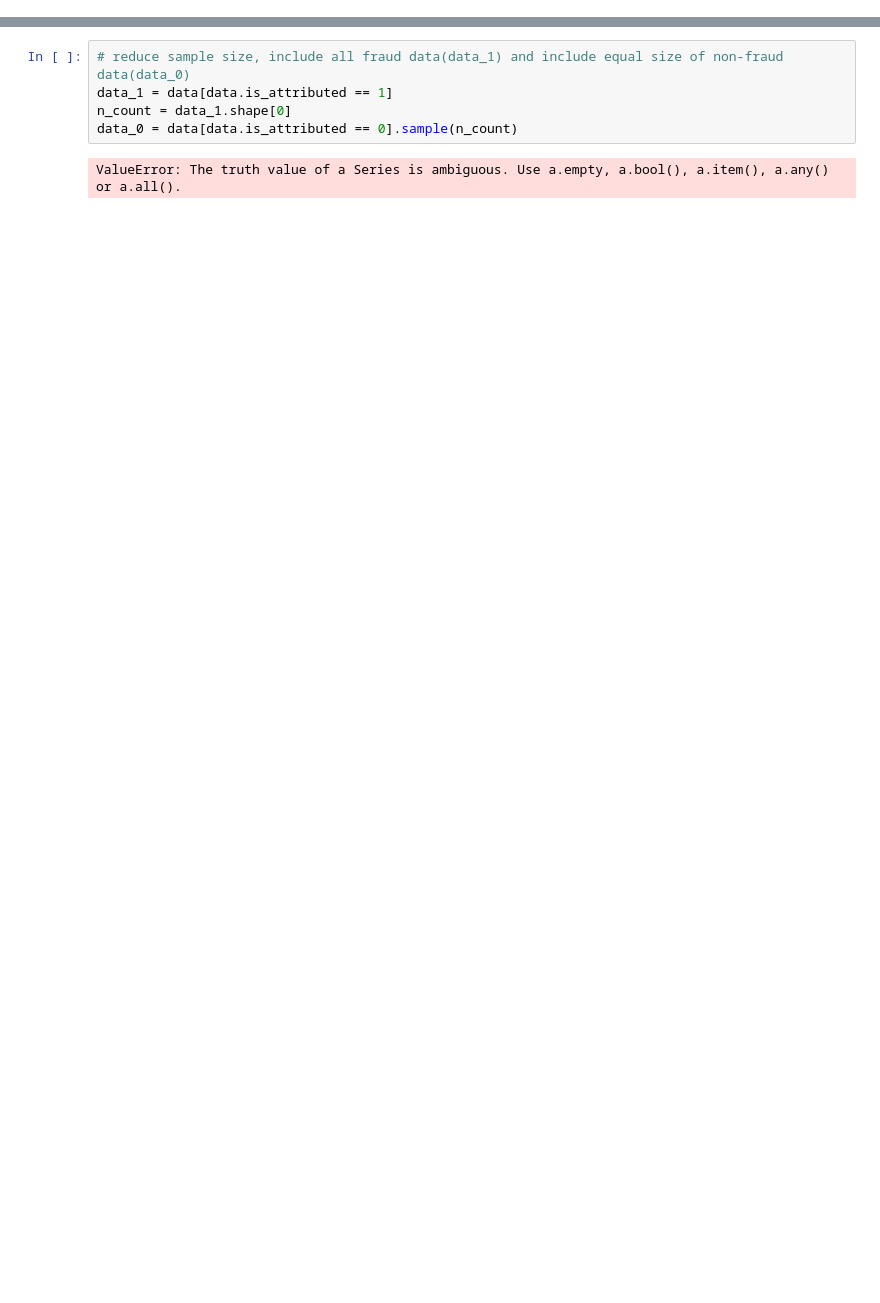
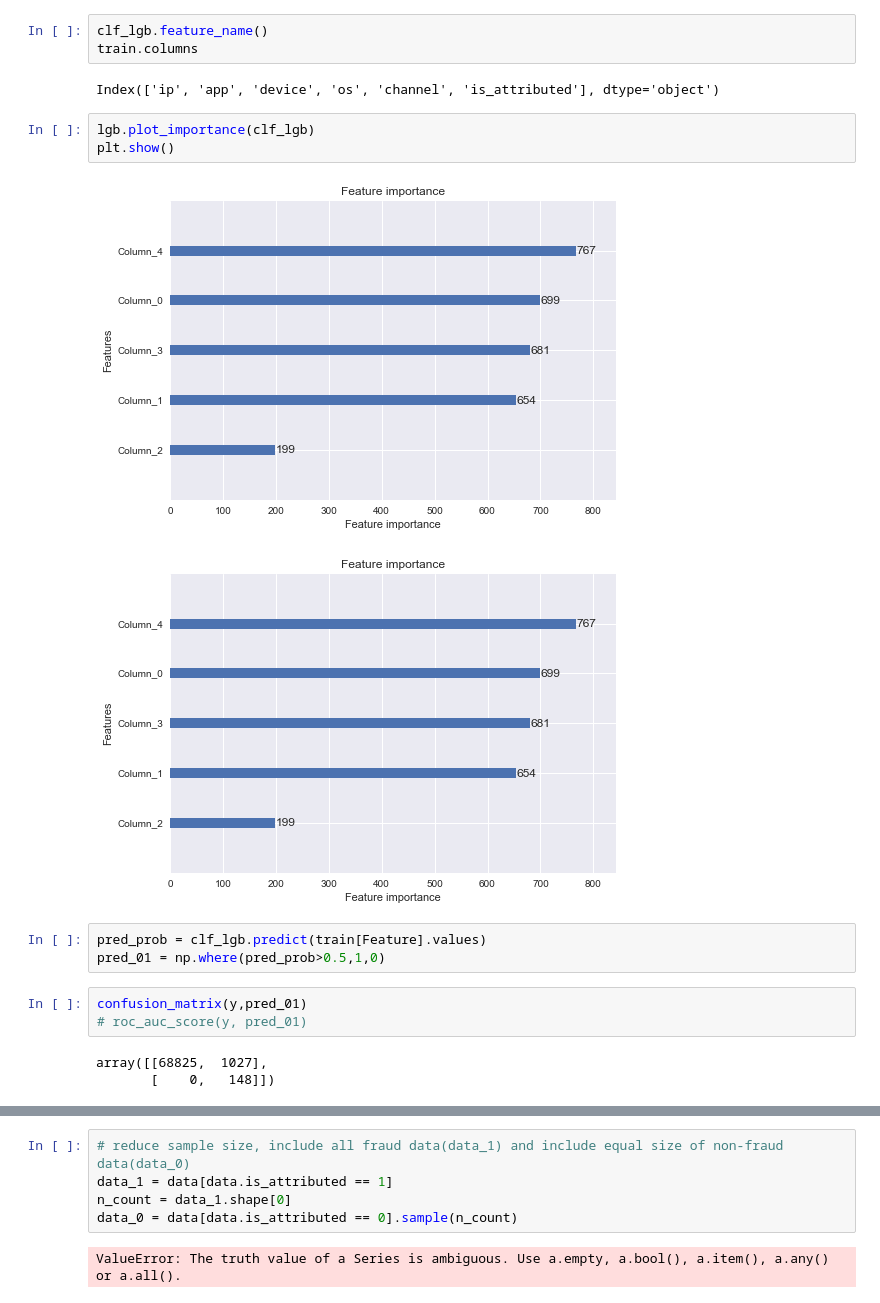
Before and after one commit to Sherrydhn/Kaggle-, a Jupyter notebook: Untitled.ipynb, the cells around one changed output, grey strips where cells are left out. Cells and saved outputs as stored; diff of their text form; blank space fills up the shorter version.

```diff
--- a/Untitled.ipynb
+++ b/Untitled.ipynb
@@ -50,0 +150,20 @@ dtype: int64
+# %%
+clf_lgb.feature_name()
+train.columns
+# %% [output]
+Index(['ip', 'app', 'device', 'os', 'channel', 'is_attributed'], dtype='object')
+# %%
+lgb.plot_importance(clf_lgb)
+plt.show()
+# %% [output]
+[figure, added]
+[figure, added]
+# %%
+pred_prob = clf_lgb.predict(train[Feature].values)
+pred_01 = np.where(pred_prob>0.5,1,0)
+# %%
+confusion_matrix(y,pred_01)
+# roc_auc_score(y, pred_01)
+# %% [output]
+array([[68825,  1027],
+       [    0,   148]])
```
Also changed, not shown: parts of 26 cells of this notebook, 1 other file.
